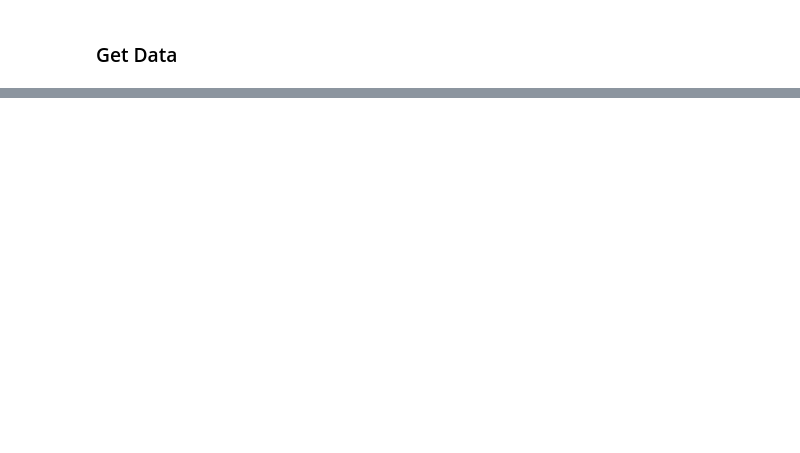
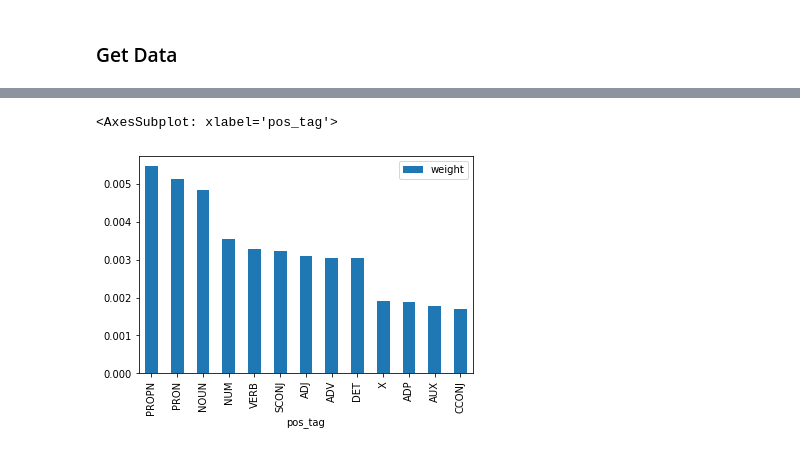
Before and after one commit to stefan-beuchert/GELECTRA_XAI, a Jupyter notebook: Data_Analysis/Feature_Importance.ipynb, the cells around one changed output, grey strips where cells are left out. Drawn from its saved outputs; the diff is of its cells as text; code cells hidden in the pictures; blank space fills up the shorter version.

```diff
--- a/Data_Analysis/Feature_Importance.ipynb
+++ b/Data_Analysis/Feature_Importance.ipynb
@@ -792,0 +1057,10 @@ end negative
+# %%
+# start pos with percentile, no stopwords and weigthed average
+start_pos_tfidf_df = get_frequencie(tokens_with_weights_dict['start_tokens_df'],
+                                       max_tokens = 15, mode = 'weight', target = 'pos_tag',
+                                       remove_stop_words = True, min_count = percentile_1)
+
+start_pos_tfidf_df.plot(x = 'pos_tag', y = 'weight', kind = 'bar')
+# %% [output]
+<AxesSubplot: xlabel='pos_tag'>
+[figure, added]
```
Also changed, not shown: parts of 48 cells of this notebook, 6 other files.
